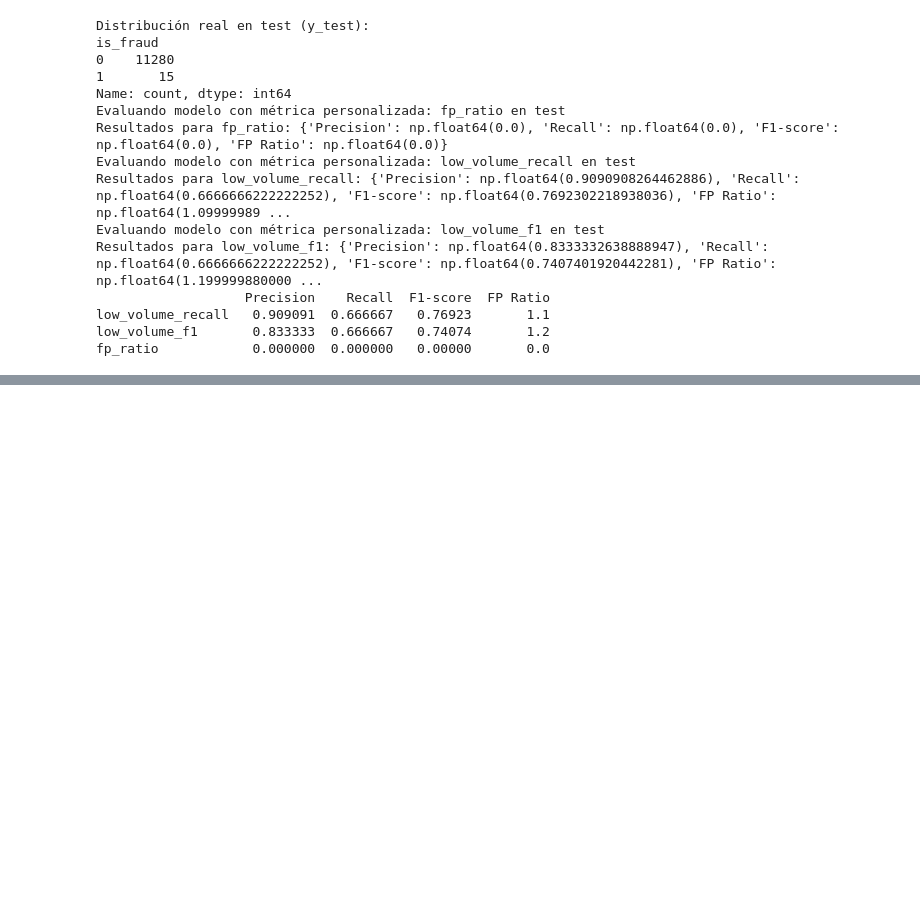
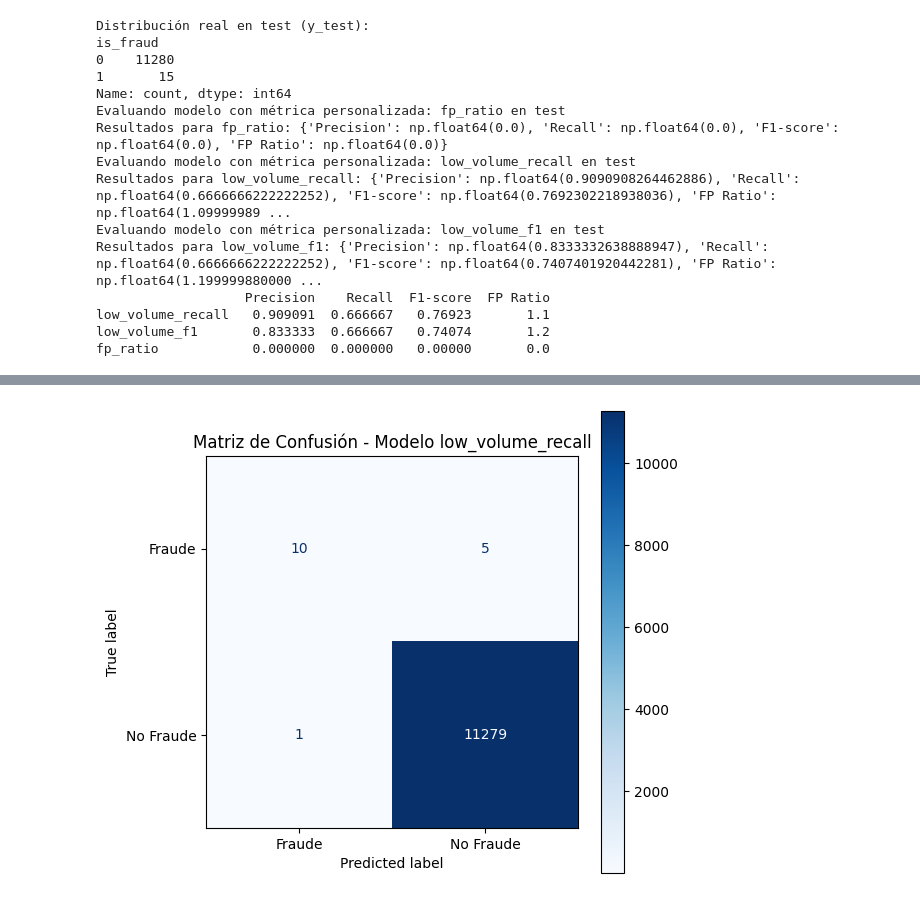
Before and after one commit to FabianJuarez182/ProyectoPlusTI_SDS, a Jupyter notebook: PlusTI.ipynb, the cells around one changed output, grey strips where cells are left out. Cells and saved outputs as stored; diff of their text form; code cells hidden in the pictures; blank space fills up the shorter version.

```diff
--- a/PlusTI.ipynb
+++ b/PlusTI.ipynb
@@ -424,0 +523,12 @@ fp_ratio            0.000000  0.000000   0.00000       0.0
+# %%
+y_pred = (y_proba >= 0.5).astype(int)
+cm = confusion_matrix(y_test, y_pred, labels=[1, 0])
+disp = ConfusionMatrixDisplay(confusion_matrix=cm, display_labels=['Fraude', 'No Fraude'])
+
+fig, ax = plt.subplots(figsize=(6,6))
+disp.plot(ax=ax, cmap='Blues', values_format='d')
+plt.title('Matriz de Confusión - Modelo low_volume_recall')
+plt.grid(False)
+plt.show()
+# %% [output]
+[figure, added]
```
Also changed, not shown: parts of 15 cells of this notebook.
